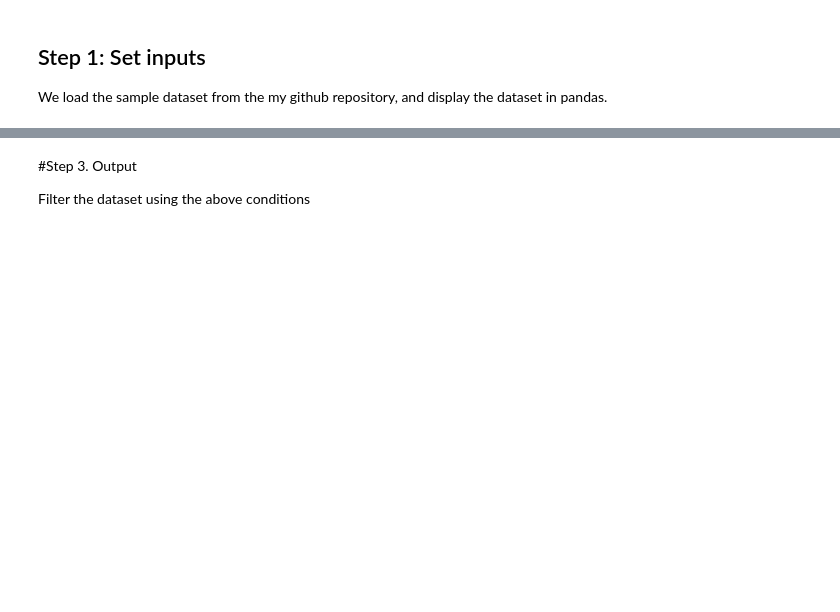
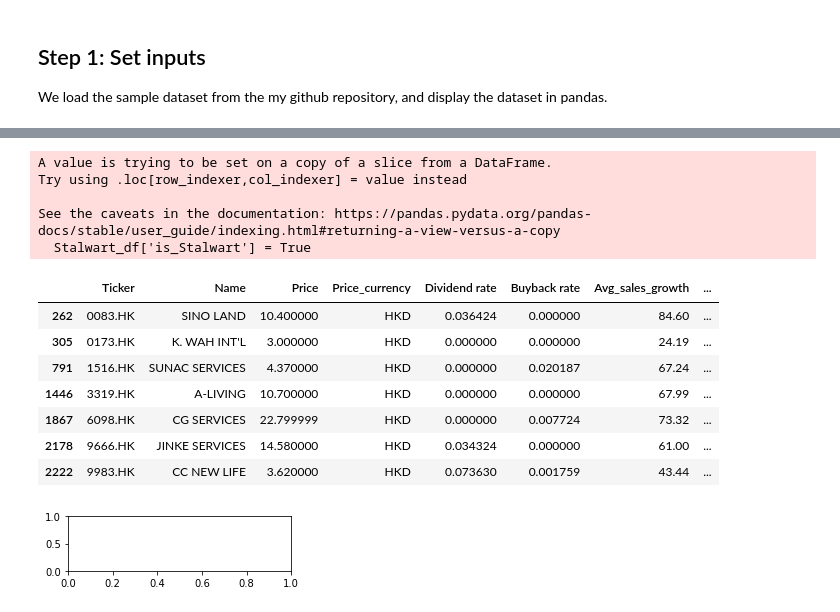
Before and after one commit to JerryChenz/Invest_Proc_Open, a Jupyter notebook: stock_screener.ipynb, the cells around one changed output, grey strips where cells are left out. Saved outputs shown, nothing was run; the diff lists cells and outputs as text; code cells hidden in the pictures; blank space fills up the shorter version.

```diff
--- a/stock_screener.ipynb
+++ b/stock_screener.ipynb
@@ -1,5 +1,11 @@
 # %% [markdown]
 <a href="https://colab.research.google.com/github/JerryChenz/Invest_Proc_Open/blob/main/stock_screener.ipynb" target="_parent"><img src="https://colab.research.google.com/assets/colab-badge.svg" alt="Open In Colab"/></a>
+# %%
+# Filters by Listing Location
+market = 'HK' #@param ["HK","CN", "US", "JP", "Any"]
+
+# Filters by Business Sector -- df.Sector.unique()
+sector = "Real Estate" #@param ["Real Estate", "Consumer Cyclical", "Industrials", "Energy", "Utilities", "Healthcare", "Basic Materials", "Financial Services", "Consumer Defensive", "Technology", "Communication Services", "Any"]
 # %% [markdown]
 ## Step 1: Set inputs
 
@@ -69 +103,19 @@ ebit_tev = df['EBIT'] / enterprise_value
+# %%
+if market == 'HK':
+  exchange_condition = df['Exchange'] == 'HKG'
+elif market == 'CN':
+  exchange_condition = (df['Exchange'] == 'SHZ') | (df['Exchange'] == 'SHH')
+elif market == 'US':
+  exchange_condition = (df['Exchange'] == 'NMS') | (df['Exchange'] == 'NYQ')
+elif market == 'JP':
+  exchange_condition = (df['Exchange'] == 'JPX')
+else:
+  exchange_condition = (df['Exchange'] != '')
+
+if sector == 'Any':
+  sector_condition = (df['Sector'] != '')
+else:
+  sector_condition = (df['Sector'] == sector)
+
+df = df.loc[exchange_condition & sector_condition]
 # %% [markdown]
@@ -73,10 +142,15 @@ We can screen using different sets of conditions, then merge them later.
 # %%
 # common fitlering conditions:
 # 1. Reasonable leverage and Good Liqudity
-common_1 = (core_lcr >= 0.6) & (lcr >= 0.8)
-common_2 = (current_ratio >= 1) & (debt_ratio <= 0.8)
+common_1 = (core_lcr >= 0.2) & (lcr >= 0.6)
+common_2 = (current_ratio >= 0.8) & (debt_ratio <= 0.8)
 common_3 = (total_debt / df['CurrentAssets']) < 1.5
 # 2. Avoid negative gross margin and value trap
 common_4 = capitalization_price > 1000000000
 common_5 = (capitalization_price > 6000000000) & (df['Avg_Gross_margin'] > 0.01)
 common_6 = (capitalization_price <= 6000000000) & ((dividend_rate > 0.01) | (buyback_rate > 0.01))
+
+# filtered by common conditions
+common_df = df
+common_df = common_df.loc[common_1 & common_2 & common_3 & common_4 & (common_5 | common_6)]
+display(common_df.loc[:, ['Ticker', 'Name', 'Price', 'Price_currency', 'Dividend rate', 'Buyback rate', 'Avg_sales_growth', 'Avg_Gross_margin', 'Avg_ebit_margin', 'ROC', 'lcr' ,'core_lcr', 'Current ratio', 'Debt ratio']])
@@ -83,5 +209,26 @@ common_6 = (capitalization_price <= 6000000000) & ((dividend_rate > 0.01) | (buy
 # %%
-# 1st set of conditions: Stalwart
+# 2nd set of conditions: Stalwart
 stalwart_1 = (df['Avg_Gross_margin'] > 10) & (df['Avg_ebit_margin'] > 15)
-stalwart_2 = df['Avg_sales_growth'] >= 0.05
+stalwart_2 = df['Avg_sales_growth'] >= -0.10
 stalwart_3 = greenblatt_roc > 0.03
+
+# fitlered by 2nd set of conditions: Stalwart
+Stalwart_df = common_df
+Stalwart_df['is_Stalwart'] = True
+Stalwart_df = Stalwart_df.loc[stalwart_1 & stalwart_2 & stalwart_3]
+display(Stalwart_df.loc[:, ['Ticker', 'Name', 'Price', 'Price_currency', 'Dividend rate', 'Buyback rate', 'Avg_sales_growth', 'Avg_Gross_margin', 'Avg_ebit_margin', 'ROC', 'lcr' ,'core_lcr', 'Current ratio', 'Debt ratio']])
+# %% [output]
+A value is trying to be set on a copy of a slice from a DataFrame.
+Try using .loc[row_indexer,col_indexer] = value instead
+
+See the caveats in the documentation: https://pandas.pydata.org/pandas-docs/stable/user_guide/indexing.html#returning-a-view-versus-a-copy
+  Stalwart_df['is_Stalwart'] = True
+|  | Ticker | Name | Price | Price_currency | Dividend rate | Buyback rate | Avg_sales_growth | ... |
+| 262 | 0083.HK | SINO LAND | 10.400000 | HKD | 0.036424 | 0.000000 | 84.60 | ... |
+| 305 | 0173.HK | K. WAH INT'L | 3.000000 | HKD | 0.000000 | 0.000000 | 24.19 | ... |
+| 791 | 1516.HK | SUNAC SERVICES | 4.370000 | HKD | 0.000000 | 0.020187 | 67.24 | ... |
+| 1446 | 3319.HK | A-LIVING | 10.700000 | HKD | 0.000000 | 0.000000 | 67.99 | ... |
+| 1867 | 6098.HK | CG SERVICES | 22.799999 | HKD | 0.000000 | 0.007724 | 73.32 | ... |
+| 2178 | 9666.HK | JINKE SERVICES | 14.580000 | HKD | 0.034324 | 0.000000 | 61.00 | ... |
+| 2222 | 9983.HK | CC NEW LIFE | 3.620000 | HKD | 0.073630 | 0.001759 | 43.44 | ... |
+[figure, added]
@@ -93,4 +234,0 @@ asset_3 = (current_ratio >= 1.5) & (debt_ratio <= 0.4)
-# %% [markdown]
-#Step 3. Output
-
-Filter the dataset using the above conditions
```
Also changed, not shown: parts of 16 cells of this notebook.
